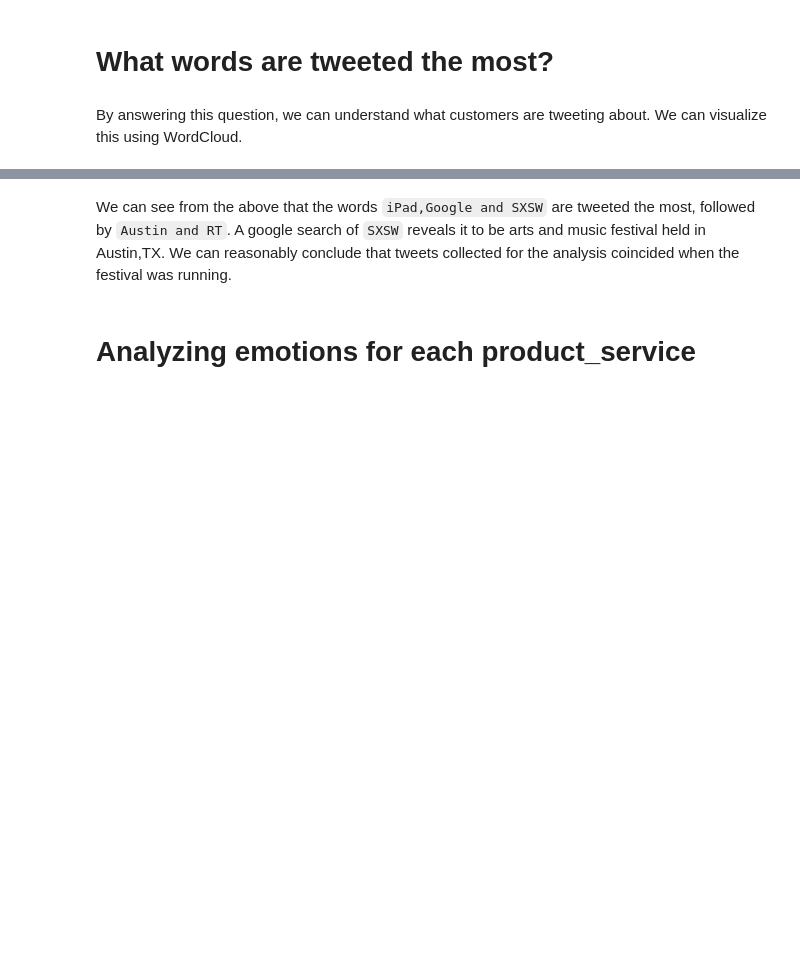
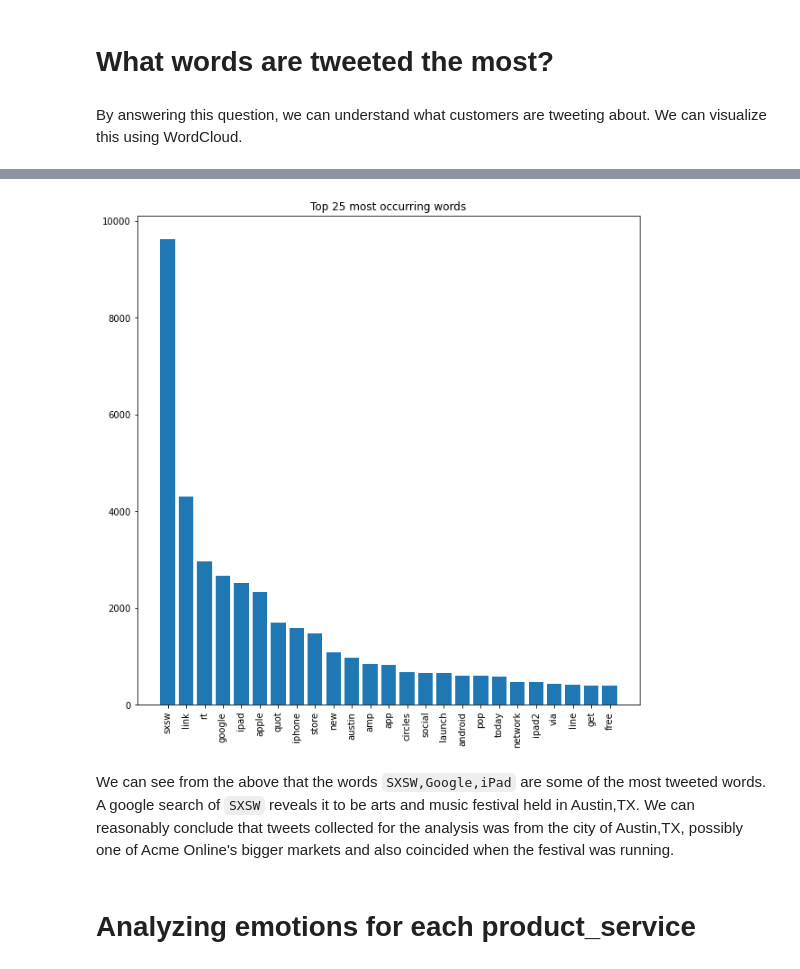
Before and after one commit to rahulakrish/customer_sentiment_analysis, a Jupyter notebook: project.ipynb, the cells around one changed output, grey strips where cells are left out. Saved outputs shown, nothing was run; the diff lists cells and outputs as text; code cells hidden in the pictures; blank space fills up the shorter version.

```diff
--- a/project.ipynb
+++ b/project.ipynb
@@ -167,5 +191,22 @@ plt.show()
+# %%
+#defining a function to plot the top_25 most occuring words
+
+def plot_freq_dist(words):
+    freq_dist = FreqDist(df[words].explode())
+    # listing out the top 25 most occuring words and ther respective counts
+    top_25 = list(zip(*freq_dist.most_common(25)))
+
+    #creating a plot of the top_25 words
+    fig,ax=plt.subplots(figsize=(10,10))
+    ax.bar(top_25[0],top_25[1])
+    ax.set_title('Top 25 most occurring words')
+    ax.tick_params(axis='x', rotation=90)
+# %%
+plot_freq_dist('text_token')
+# %% [output]
+[figure, added]
 # %% [markdown]
-We can see from the above that the words `iPad,Google and SXSW` are tweeted the most, followed by `Austin and RT`. A google search of `SXSW` reveals it to be arts and music festival held in Austin,TX. We can reasonably conclude that tweets collected for the analysis coincided when the festival was running.
+We can see from the above that the words `SXSW,Google,iPad` are some of the most tweeted words. A google search of `SXSW` reveals it to be arts and music festival held in Austin,TX. We can reasonably conclude that tweets collected for the analysis was from the city of Austin,TX, possibly one of Acme Online's bigger markets and also coincided when the festival was running.
 # %% [markdown]
 # Analyzing emotions for each product_service
 # %% [markdown]
```
Also changed, not shown: parts of 43 cells of this notebook.
